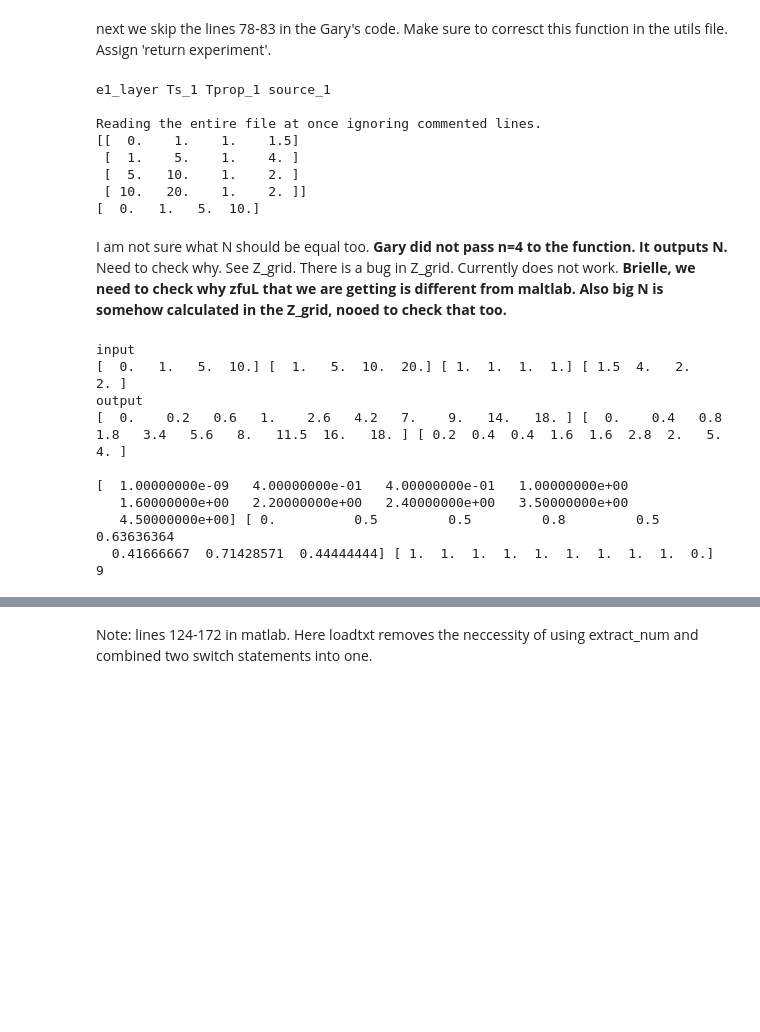
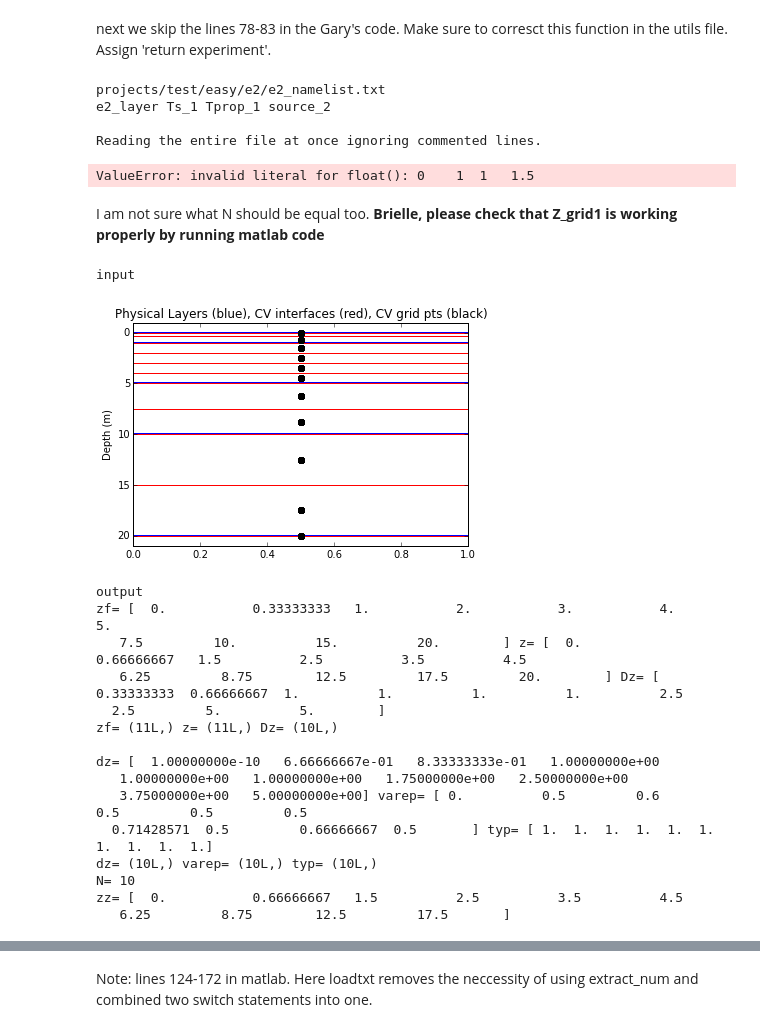
Before and after one commit to BrKi0914/Control_Volume1b, a Jupyter notebook: main.ipynb, the cells around one changed output, grey strips where cells are left out. Drawn from its saved outputs; the diff is of its cells as text; code cells hidden in the pictures; blank space fills up the shorter version.

Commit message:
Working version test case e1

```diff
--- a/main.ipynb
+++ b/main.ipynb
@@ -51,12 +51,13 @@ Pname_s = fid.readline()
 Sname_s = fid.readline()
 fid.close()
 #print header, blank, Lname_s, Tsname_s, Pname_s, Sname_s
-
+print experm_file
 Lname = c1b.extract_str(Lname_s) #  physical-layers file
 Tsname = c1b.extract_str(Tsname_s) #  Ts-history file
 Pname = c1b.extract_str(Pname_s) # thermal property m-file
 Sname = c1b.extract_str(Sname_s) #  source m-file
 print Lname, Tsname, Pname, Sname
+
 
 lib_file = 'projects/'+region+'/library/layers/'+Lname+'.txt'
 print '\nReading the entire file at once ignoring commented lines.'
@@ -66,40 +67,45 @@ zfuL = wk[:,0]          # upper boundary of this physical layer
 zfdL = wk[:,1]          # lower boundary of this physical layer
 typL = wk[:,2]          # type of material for this layer
 nL   = wk[:,3]          # number of control volumes for this layer
-
-print zfuL
 # %% [output]
-e1_layer Ts_1 Tprop_1 source_1
+projects/test/easy/e2/e2_namelist.txt
+e2_layer Ts_1 Tprop_1 source_2
 
 Reading the entire file at once ignoring commented lines.
-[[  0.    1.    1.    1.5]
- [  1.    5.    1.    4. ]
- [  5.   10.    1.    2. ]
- [ 10.   20.    1.    2. ]]
-[  0.   1.   5.  10.]
+ValueError: invalid literal for float(): 0    1  1   1.5
-# %% [markdown]
-I am not sure what N should be equal too. **Gary did not pass n=4 to the function. It outputs N.** Need to check why. See Z_grid. There is a bug in Z_grid. Currently does not work.
-**Brielle, we need to check why zfuL that we are getting is different from maltlab. Also big N is somehow calculated in the Z_grid, nooed to check that too.**
+# %% [markdown]
+I am not sure what N should be equal too.
+**Brielle, please check that Z_grid1 is working properly by running matlab code**
 # %%
 print 'input'
-print zfuL, zfdL, typL, nL
-[zf,z,Dz,dz,varep,typ,N]=c1b.Z_grid(4,zfuL, zfdL, typL, nL, pos)
-zz = z[1:N]
+#print zfuL, zfdL, typL, nL
+[zf,z,Dz,dz,varep,typ,N]=c1b.Z_grid1(zfuL, zfdL, typL, nL, pos)
+zz = z[0:N]
 spaceP = [zf,z,Dz,dz,varep];
 #print spaceP
 print 'output'
-print zf,z,Dz
+print 'zf=',zf,'z=',z,'Dz=',Dz
+print 'zf=',np.shape(zf),'z=',np.shape(z),'Dz=',np.shape(Dz)
 print ''
-print dz,varep,typ
-print N
+print 'dz=',dz,'varep=',varep,'typ=',typ
+print 'dz=',np.shape(dz),'varep=',np.shape(varep),'typ=',np.shape(typ)
+print 'N=',N
+print 'zz=',zz
 # %% [output]
 input
-[  0.   1.   5.  10.] [  1.   5.  10.  20.] [ 1.  1.  1.  1.] [ 1.5  4.   2.   2. ]
-output
-[  0.    0.2   0.6   1.    2.6   4.2   7.    9.   14.   18. ] [  0.    0.4   0.8   1.8   3.4   5.6   8.   11.5  16.   18. ] [ 0.2  0.4  0.4  1.6  1.6  2.8  2.   5.   4. ]
-
-[  1.00000000e-09   4.00000000e-01   4.00000000e-01   1.00000000e+00
-   1.60000000e+00   2.20000000e+00   2.40000000e+00   3.50000000e+00
-   4.50000000e+00] [ 0.          0.5         0.5         0.8         0.5         0.63636364
-  0.41666667  0.71428571  0.44444444] [ 1.  1.  1.  1.  1.  1.  1.  1.  1.  0.]
-9
+[figure, added]
+output
+zf= [  0.           0.33333333   1.           2.           3.           4.           5.
+   7.5         10.          15.          20.        ] z= [  0.           0.66666667   1.5          2.5          3.5          4.5
+   6.25         8.75        12.5         17.5         20.        ] Dz= [ 0.33333333  0.66666667  1.          1.          1.          1.          2.5
+  2.5         5.          5.        ]
+zf= (11L,) z= (11L,) Dz= (10L,)
+
+dz= [  1.00000000e-10   6.66666667e-01   8.33333333e-01   1.00000000e+00
+   1.00000000e+00   1.00000000e+00   1.75000000e+00   2.50000000e+00
+   3.75000000e+00   5.00000000e+00] varep= [ 0.          0.5         0.6         0.5         0.5         0.5
+  0.71428571  0.5         0.66666667  0.5       ] typ= [ 1.  1.  1.  1.  1.  1.  1.  1.  1.  1.]
+dz= (10L,) varep= (10L,) typ= (10L,)
+N= 10
+zz= [  0.           0.66666667   1.5          2.5          3.5          4.5
+   6.25         8.75        12.5         17.5       ]
```
Also changed, not shown: parts of 22 cells of this notebook, 1 other file.
